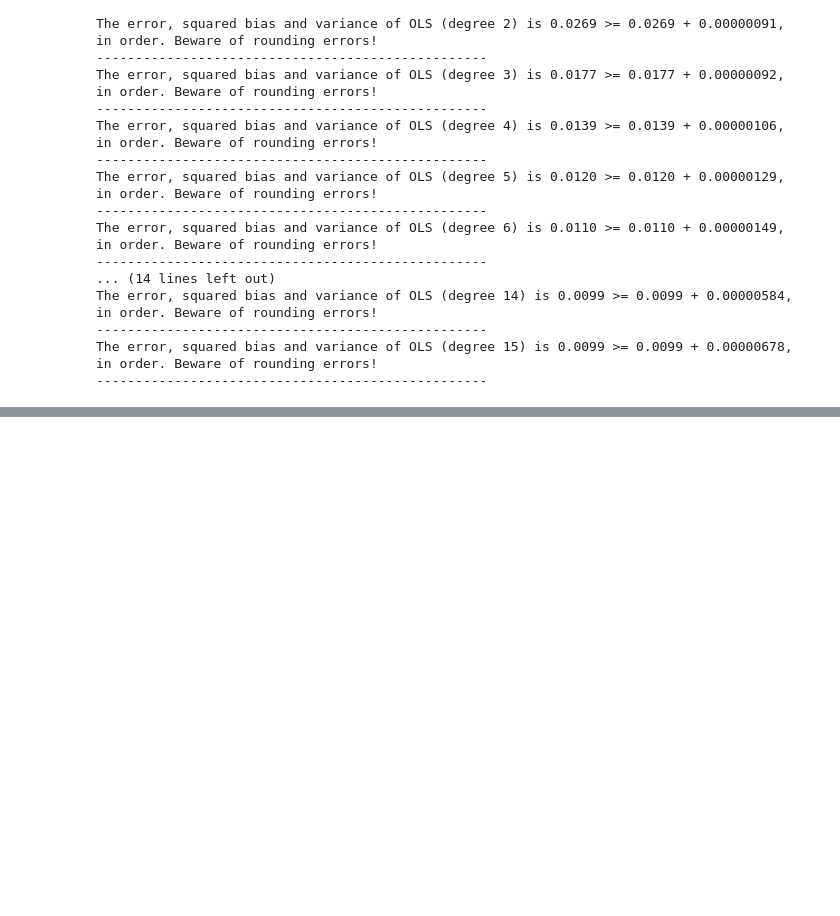
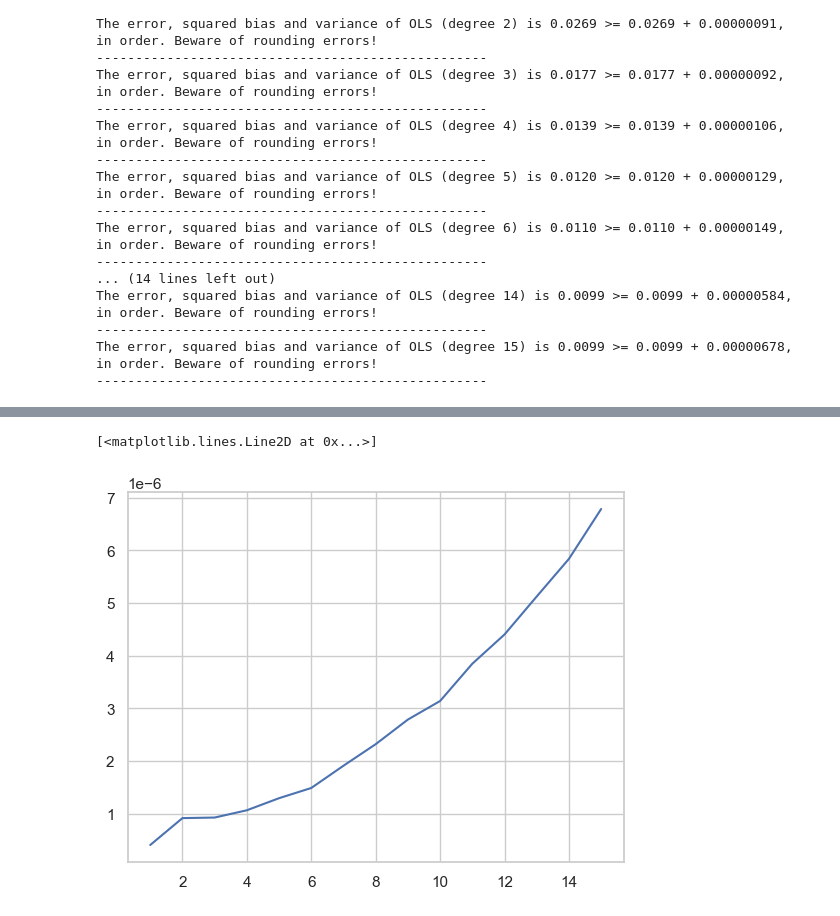
Before and after one commit to MariaFlyAway/Project1_FYS_STK, a Jupyter notebook: Exercises/bias_variance_tradeoff.ipynb, the cells around one changed output, grey strips where cells are left out. Cells and saved outputs as stored; diff of their text form; code cells hidden in the pictures; blank space fills up the shorter version.

```diff
--- a/Exercises/bias_variance_tradeoff.ipynb
+++ b/Exercises/bias_variance_tradeoff.ipynb
@@ -312,0 +314,5 @@ plt.show()
+# %%
+plt.plot(degrees, variance_OLS)
+# %% [output]
+[<matplotlib.lines.Line2D at 0x...>]
+[figure, added]
```
Also changed, not shown: parts of 1 cell of this notebook, 1 other file.
